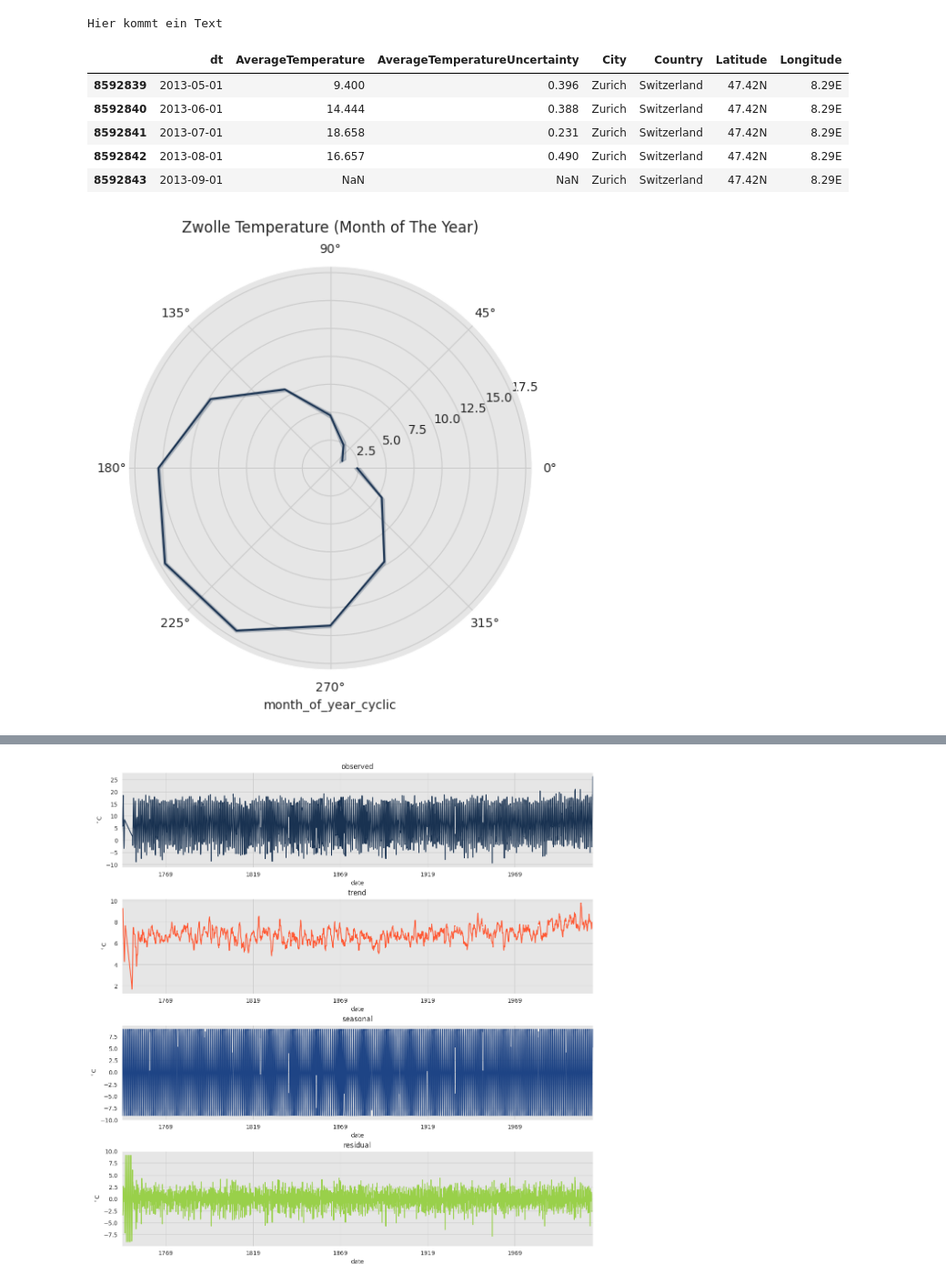
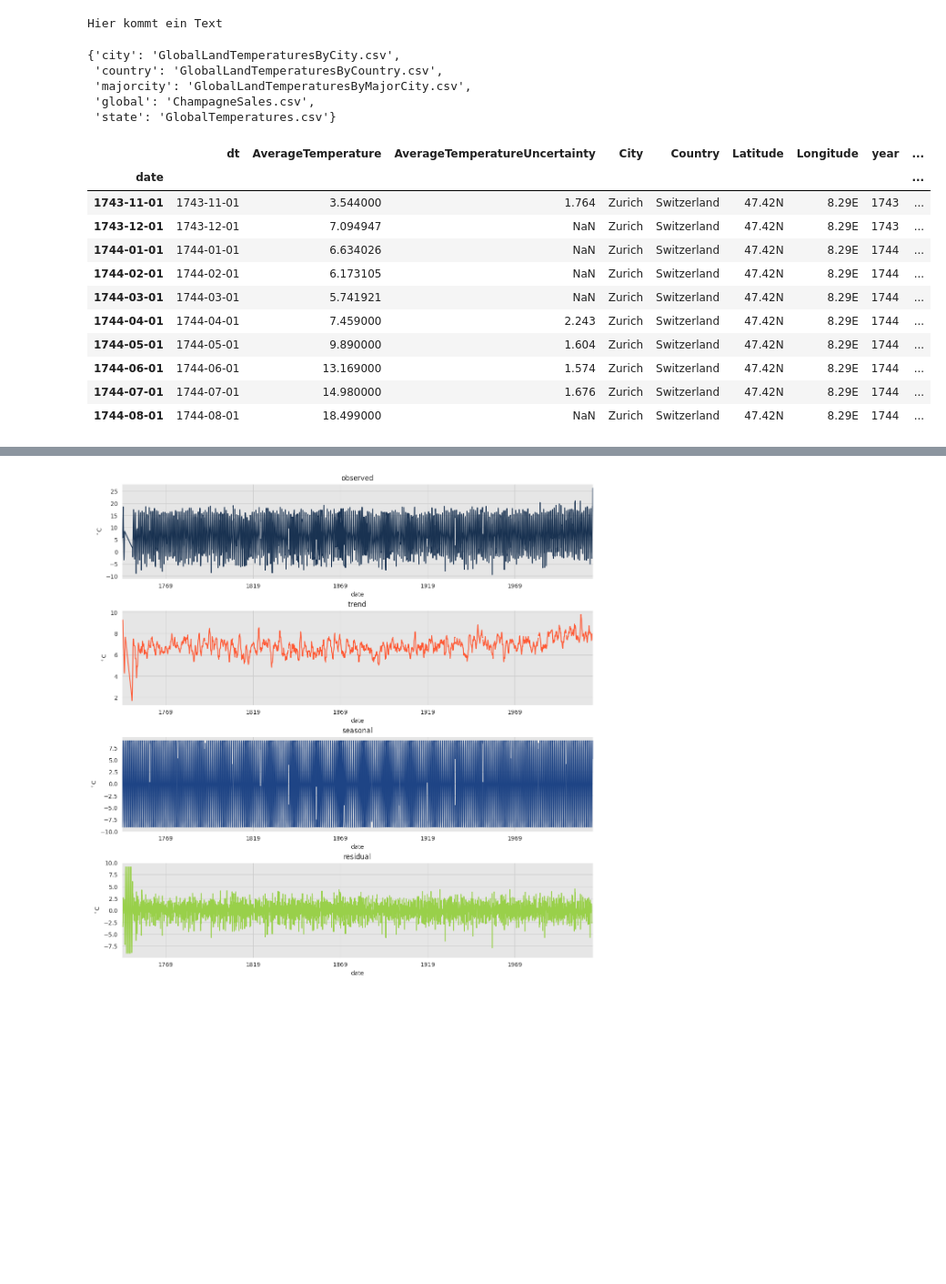
Before and after one commit to mic1899/earth_surface_temperature, a Jupyter notebook: EDA.ipynb, the cells around one changed output, grey strips where cells are left out. Shown at 91% size. Drawn from its saved outputs; the diff is of its cells as text; code cells hidden in the pictures; blank space fills up the shorter version.

```diff
--- a/EDA.ipynb
+++ b/EDA.ipynb
@@ -79,14 +80,28 @@ datasets = dict(zip(shorts,os.listdir(PATH)))
 i = shorts[0]
 df = pd.read_csv(PATH+datasets[i], delimiter=',')
 df.name = i
+# %%
+datasets
+# %% [output]
+{'city': 'GlobalLandTemperaturesByCity.csv',
+ 'country': 'GlobalLandTemperaturesByCountry.csv',
+ 'majorcity': 'GlobalLandTemperaturesByMajorCity.csv',
+ 'global': 'ChampagneSales.csv',
+ 'state': 'GlobalTemperatures.csv'}
 # %%
-df.query("City == 'Zurich'").tail()
+df.query("City == 'Zurich'").head(10)
 #d.to_datetime(df['dt']).toordinal()
 # %% [output]
-|  | dt | AverageTemperature | AverageTemperatureUncertainty | City | Country | Latitude | Longitude |
-| 8592839 | 2013-05-01 | 9.400 | 0.396 | Zurich | Switzerland | 47.42N | 8.29E |
-| 8592840 | 2013-06-01 | 14.444 | 0.388 | Zurich | Switzerland | 47.42N | 8.29E |
-| 8592841 | 2013-07-01 | 18.658 | 0.231 | Zurich | Switzerland | 47.42N | 8.29E |
-| 8592842 | 2013-08-01 | 16.657 | 0.490 | Zurich | Switzerland | 47.42N | 8.29E |
-| 8592843 | 2013-09-01 | NaN | NaN | Zurich | Switzerland | 47.42N | 8.29E |
+|  | dt | AverageTemperature | AverageTemperatureUncertainty | City | Country | Latitude | Longitude | year | ... |
+| date |  |  |  |  |  |  |  |  | ... |
+| 1743-11-01 | 1743-11-01 | 3.544000 | 1.764 | Zurich | Switzerland | 47.42N | 8.29E | 1743 | ... |
+| 1743-12-01 | 1743-12-01 | 7.094947 | NaN | Zurich | Switzerland | 47.42N | 8.29E | 1743 | ... |
+| 1744-01-01 | 1744-01-01 | 6.634026 | NaN | Zurich | Switzerland | 47.42N | 8.29E | 1744 | ... |
+| 1744-02-01 | 1744-02-01 | 6.173105 | NaN | Zurich | Switzerland | 47.42N | 8.29E | 1744 | ... |
+| 1744-03-01 | 1744-03-01 | 5.741921 | NaN | Zurich | Switzerland | 47.42N | 8.29E | 1744 | ... |
+| 1744-04-01 | 1744-04-01 | 7.459000 | 2.243 | Zurich | Switzerland | 47.42N | 8.29E | 1744 | ... |
+| 1744-05-01 | 1744-05-01 | 9.890000 | 1.604 | Zurich | Switzerland | 47.42N | 8.29E | 1744 | ... |
+| 1744-06-01 | 1744-06-01 | 13.169000 | 1.574 | Zurich | Switzerland | 47.42N | 8.29E | 1744 | ... |
+| 1744-07-01 | 1744-07-01 | 14.980000 | 1.676 | Zurich | Switzerland | 47.42N | 8.29E | 1744 | ... |
+| 1744-08-01 | 1744-08-01 | 18.499000 | NaN | Zurich | Switzerland | 47.42N | 8.29E | 1744 | ... |
 # %%
@@ -123,8 +150,5 @@ def plot_seasons(df, city):
 
     ax.set_ylabel('')
     ax.set_title(city + ' Temperature (Month of The Year)', va='bottom');
-
-plot_seasons(df, "Zwolle")
+#plot_seasons(df, "Zwolle")
-# %% [output]
-[figure, removed]
 # %%
```
Also changed, not shown: parts of 28 cells of this notebook, 2 other files.
